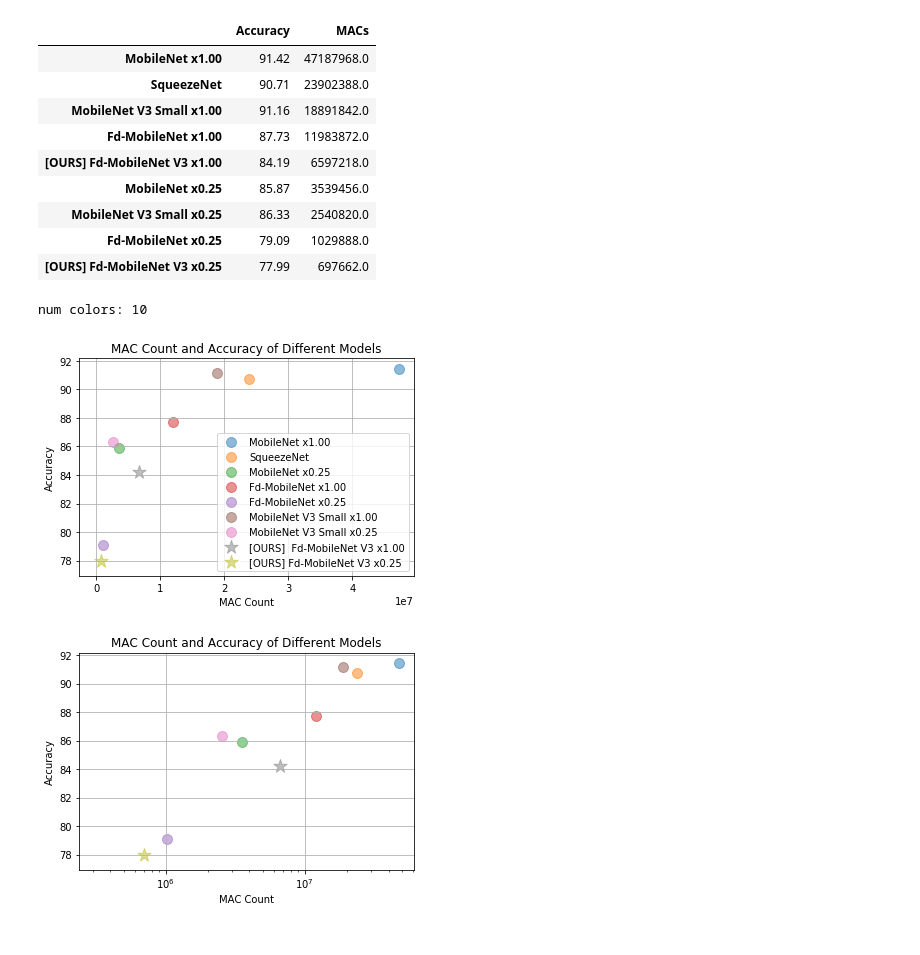
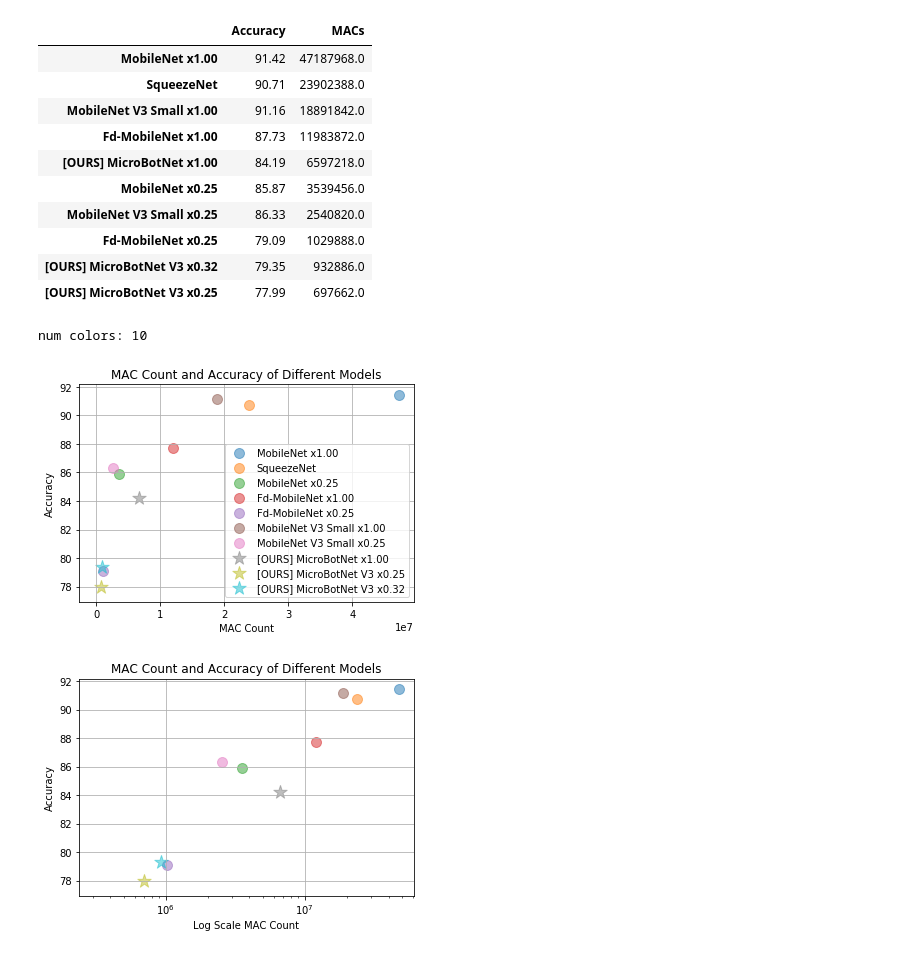
Before and after one commit to bCom5/research-model-zoo, a Jupyter notebook: plot.ipynb, the cells around one changed output. Drawn from its saved outputs; the diff is of its cells as text; code cells hidden in the pictures.

```diff
--- a/plot.ipynb
+++ b/plot.ipynb
@@ -15,9 +15,9 @@ df = pd.DataFrame({
         'Fd-MobileNet x0.25' : [79.09, 1029888],
         'MobileNet V3 Small x1.00' : [91.16, 18891842],
         'MobileNet V3 Small x0.25' : [86.33, 2540820],
-        '[OURS]  Fd-MobileNet V3 x1.00' : [84.19, 6597218],
-        '[OURS] Fd-MobileNet V3 x0.25' : [77.99, 697662],
-
+         '[OURS] MicroBotNet x1.00' : [84.19, 6597218],
+         '[OURS] MicroBotNet V3 x0.25' : [77.99, 697662],
+        '[OURS] MicroBotNet V3 x0.32' : [79.35, 932886],
     },
     index = ['Accuracy', 'MACs']).T
 df.sort_values(by=['MACs'], axis=0, ascending=False)
@@ -27,11 +27,12 @@ df.sort_values(by=['MACs'], axis=0, ascending=False)
 | SqueezeNet | 90.71 | 23902388.0 |
 | MobileNet V3 Small x1.00 | 91.16 | 18891842.0 |
 | Fd-MobileNet x1.00 | 87.73 | 11983872.0 |
-| [OURS] Fd-MobileNet V3 x1.00 | 84.19 | 6597218.0 |
+| [OURS] MicroBotNet x1.00 | 84.19 | 6597218.0 |
 | MobileNet x0.25 | 85.87 | 3539456.0 |
 | MobileNet V3 Small x0.25 | 86.33 | 2540820.0 |
 | Fd-MobileNet x0.25 | 79.09 | 1029888.0 |
-| [OURS] Fd-MobileNet V3 x0.25 | 77.99 | 697662.0 |
+| [OURS] MicroBotNet V3 x0.32 | 79.35 | 932886.0 |
+| [OURS] MicroBotNet V3 x0.25 | 77.99 | 697662.0 |
 # %%
 colors = list(mcolors.TABLEAU_COLORS)
 print('num colors: %d' % len(colors))
@@ -55,25 +56,25 @@ plt.xlabel('MAC Count')
 plt.ylabel('Accuracy')
 plt.show()
 # %% [output]
-[figure, old version]
+[figure, new version]
 # %%
 fig, ax = plt.subplots()
-assert len(df.index)  <= 10
+assert len(df.index) <= 10
 arr = df.to_numpy()
 for i, model in enumerate(df.index):
     y, x = df.to_numpy()[i]
     scale = 200.0 if '[OURS]' in model else 100.0
     marker='*' if '[OURS]' in model else 'o'
     ax.scatter(x, y, c=colors[i], s=scale, marker=marker, label=model,
                alpha=0.5) # gives a faded color
 
 #ax.legend(loc='lower right')
 ax.grid(True)
 ax.set_xscale('log')
-#ax.set_ylim(50, 95)
+#ax.set_xlim(5000000)
 plt.title('MAC Count and Accuracy of Different Models')
-plt.xlabel('MAC Count')
+plt.xlabel('Log Scale MAC Count')
 plt.ylabel('Accuracy')
 plt.show()
 # %% [output]
-[figure, old version]
+[figure, new version]
```
Also changed, not shown: 5 other files.
